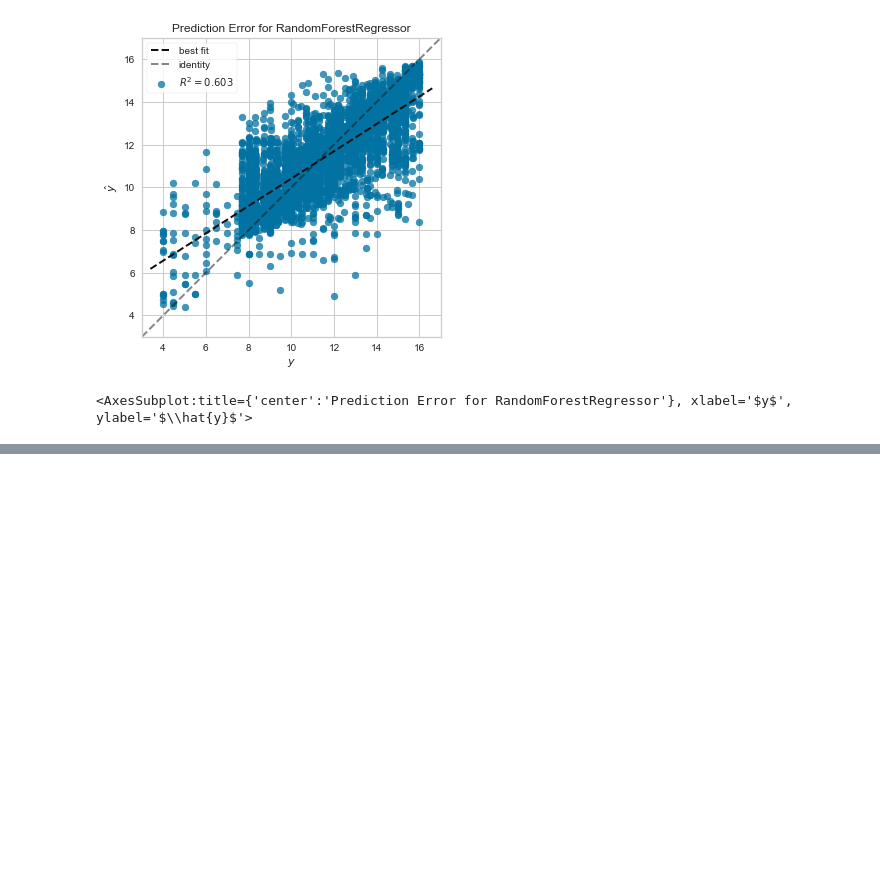
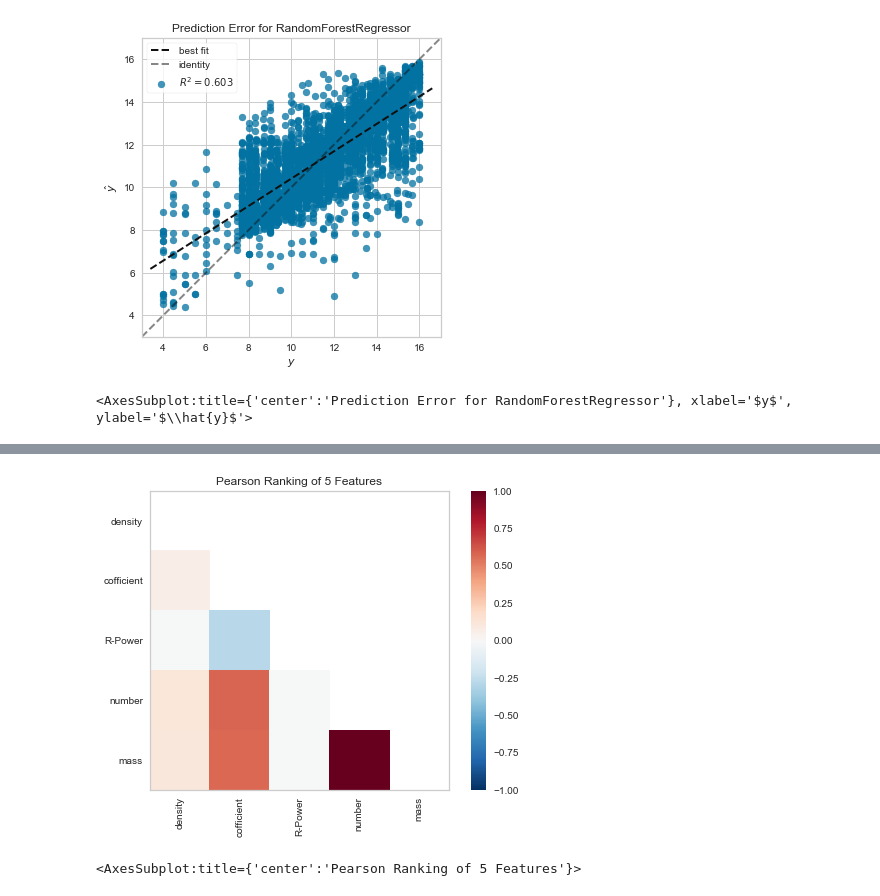
Before and after one commit to koh-osaka/M-reserch, a Jupyter notebook: plt96-2.ipynb, the cells around one changed output, grey strips where cells are left out. Cells and saved outputs as stored; diff of their text form; code cells hidden in the pictures; blank space fills up the shorter version.

```diff
--- a/plt96-2.ipynb
+++ b/plt96-2.ipynb
@@ -216,0 +242,11 @@ visualizer.show()
+# %%
+X = adf.drop("tempureture",axis=1)
+y=adf["tempureture"]
+# %%
+visualizer = Rank2D(algorithm="pearson")
+# %%
+visualizer.fit_transform(X, y)
+visualizer.show()
+# %% [output]
+[figure, added]
+<AxesSubplot:title={'center':'Pearson Ranking of 5 Features'}>
```
Also changed, not shown: parts of 6 cells of this notebook, 5 other files.
